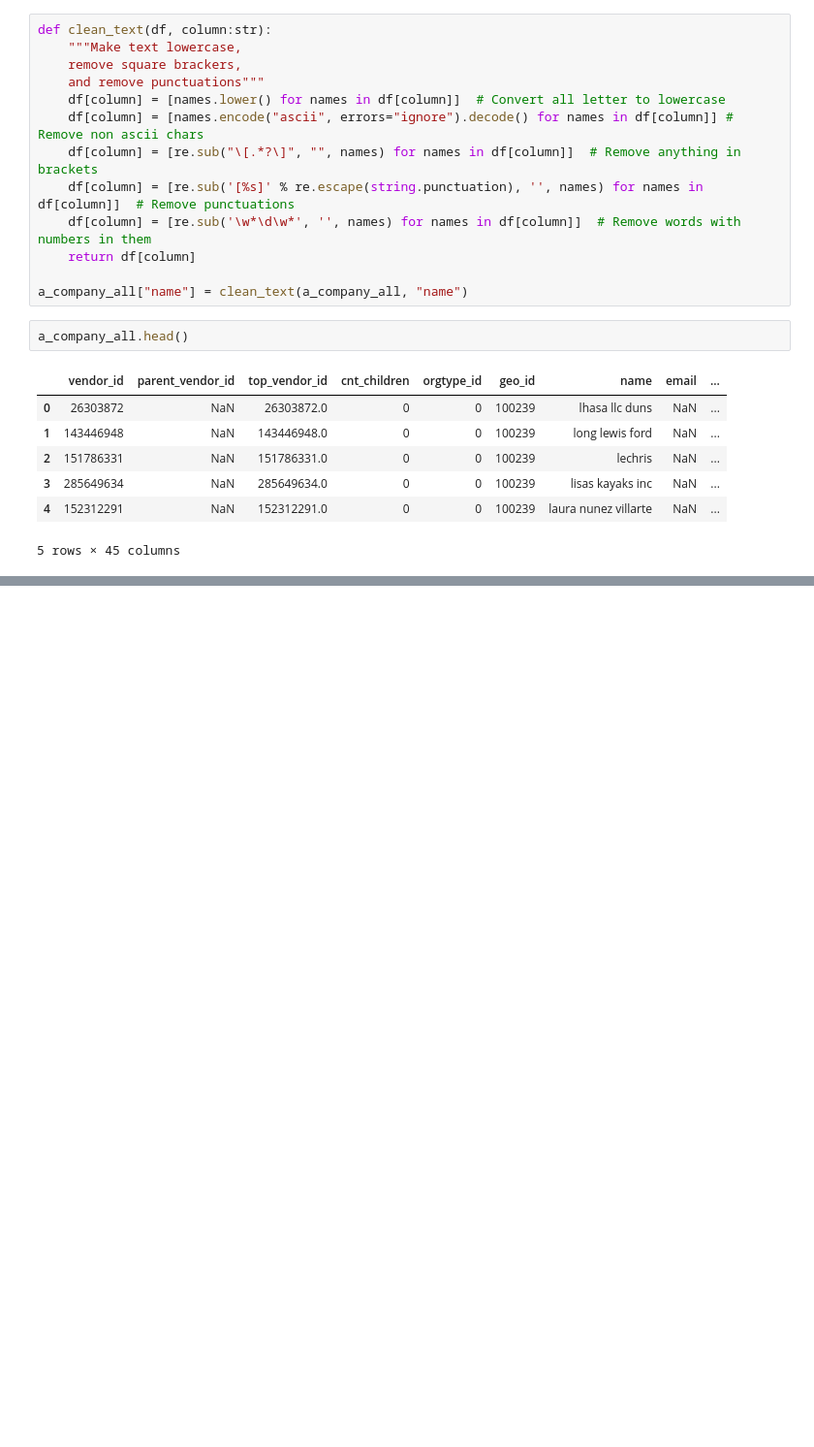
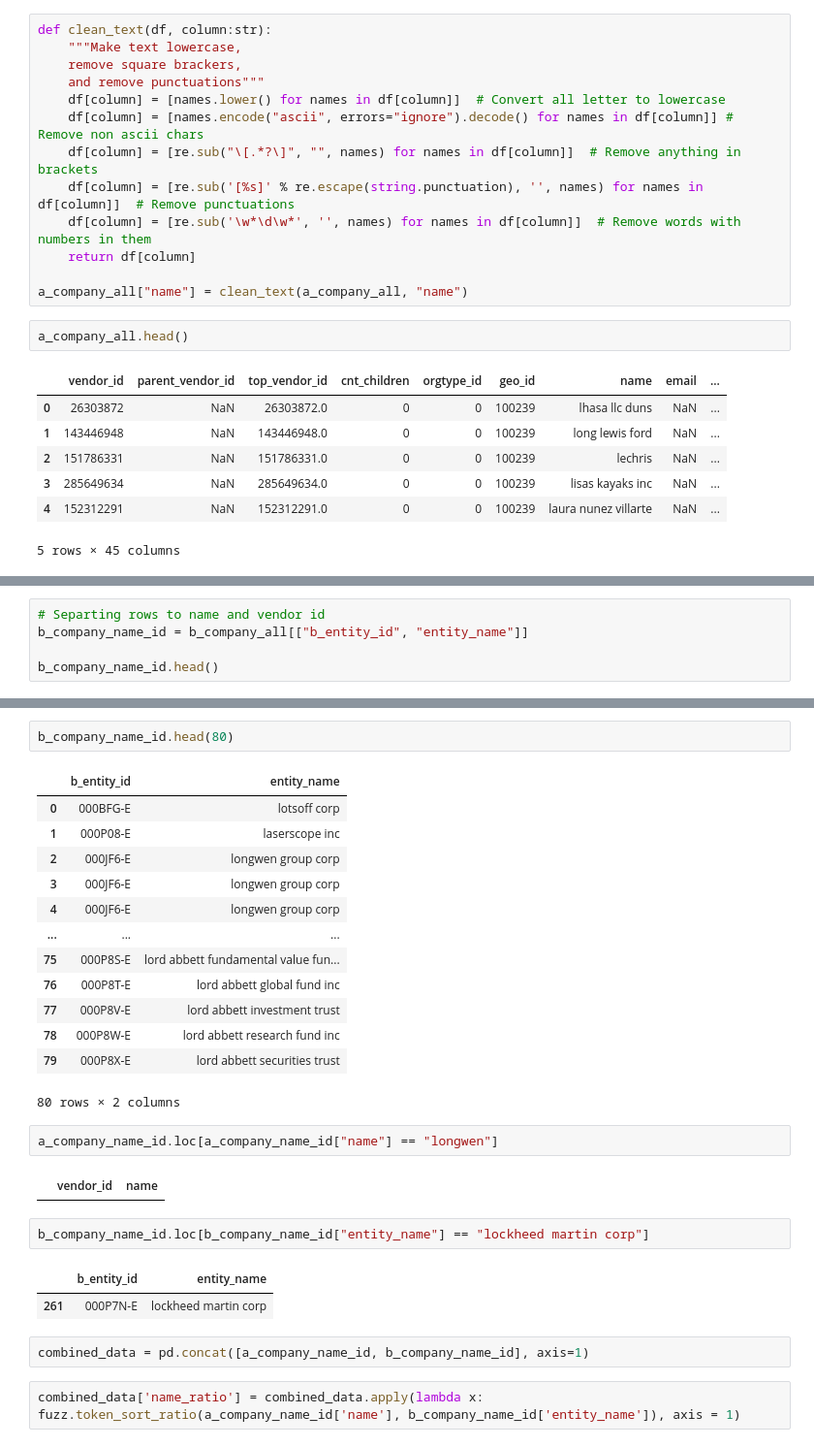
Before and after one commit to jeffersonzaki/Govini, a Jupyter notebook: Untitled.ipynb, the cells around one changed output, grey strips where cells are left out. Shown at 97% size. Drawn from its saved outputs; the diff is of its cells as text; blank space fills up the shorter version.

```diff
--- a/Untitled.ipynb
+++ b/Untitled.ipynb
@@ -542,0 +591,5 @@ from fuzzywuzzy import process
+# %%
+# Separting rows to name and vendor id
+b_company_name_id = b_company_all[["b_entity_id", "entity_name"]]
+
+b_company_name_id.head()
@@ -542,0 +668,29 @@ from fuzzywuzzy import process
+# %%
+b_company_name_id.head(80)
+# %% [output]
+|  | b_entity_id | entity_name |
+| 0 | 000BFG-E | lotsoff corp |
+| 1 | 000P08-E | laserscope inc |
+| 2 | 000JF6-E | longwen group corp |
+| 3 | 000JF6-E | longwen group corp |
+| 4 | 000JF6-E | longwen group corp |
+| ... | ... | ... |
+| 75 | 000P8S-E | lord abbett fundamental value fun... |
+| 76 | 000P8T-E | lord abbett global fund inc |
+| 77 | 000P8V-E | lord abbett investment trust |
+| 78 | 000P8W-E | lord abbett research fund inc |
+| 79 | 000P8X-E | lord abbett securities trust |
+80 rows × 2 columns
+# %%
+a_company_name_id.loc[a_company_name_id["name"] == "longwen"]
+# %% [output]
+|  | vendor_id | name |
+# %%
+b_company_name_id.loc[b_company_name_id["entity_name"] == "lockheed martin corp"]
+# %% [output]
+|  | b_entity_id | entity_name |
+| 261 | 000P7N-E | lockheed martin corp |
+# %%
+combined_data = pd.concat([a_company_name_id, b_company_name_id], axis=1)
+# %%
+combined_data['name_ratio'] = combined_data.apply(lambda x: fuzz.token_sort_ratio(a_company_name_id['name'], b_company_name_id['entity_name']), axis = 1)
```
Also changed, not shown: parts of 22 cells of this notebook.
